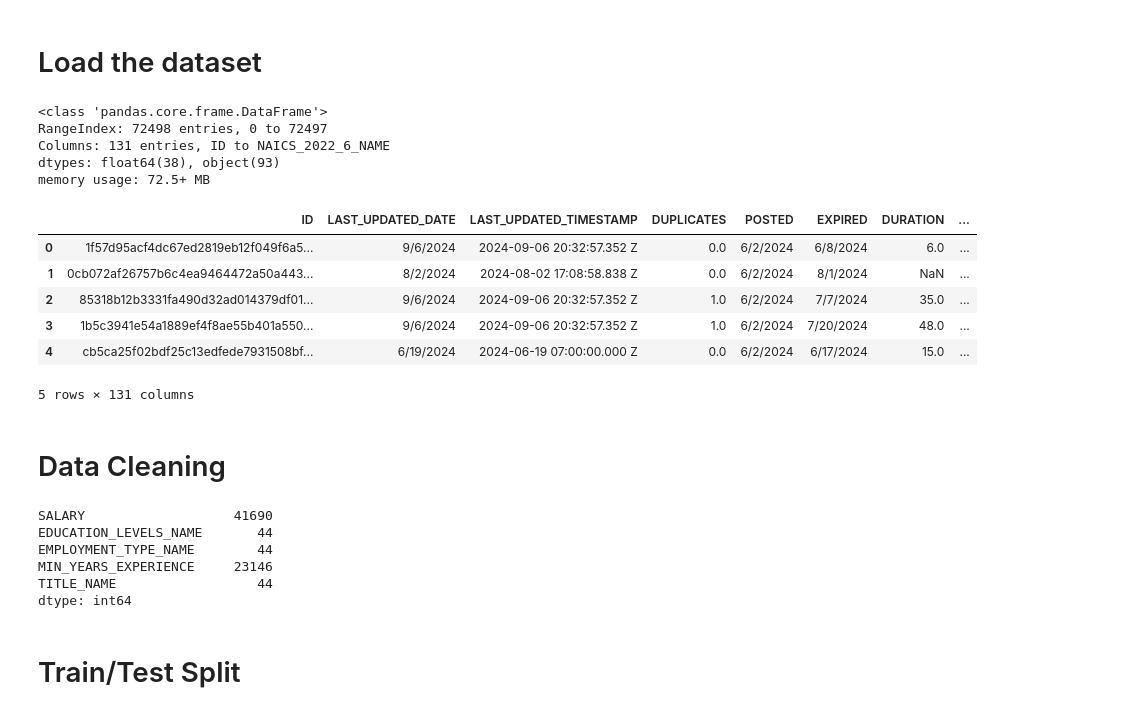
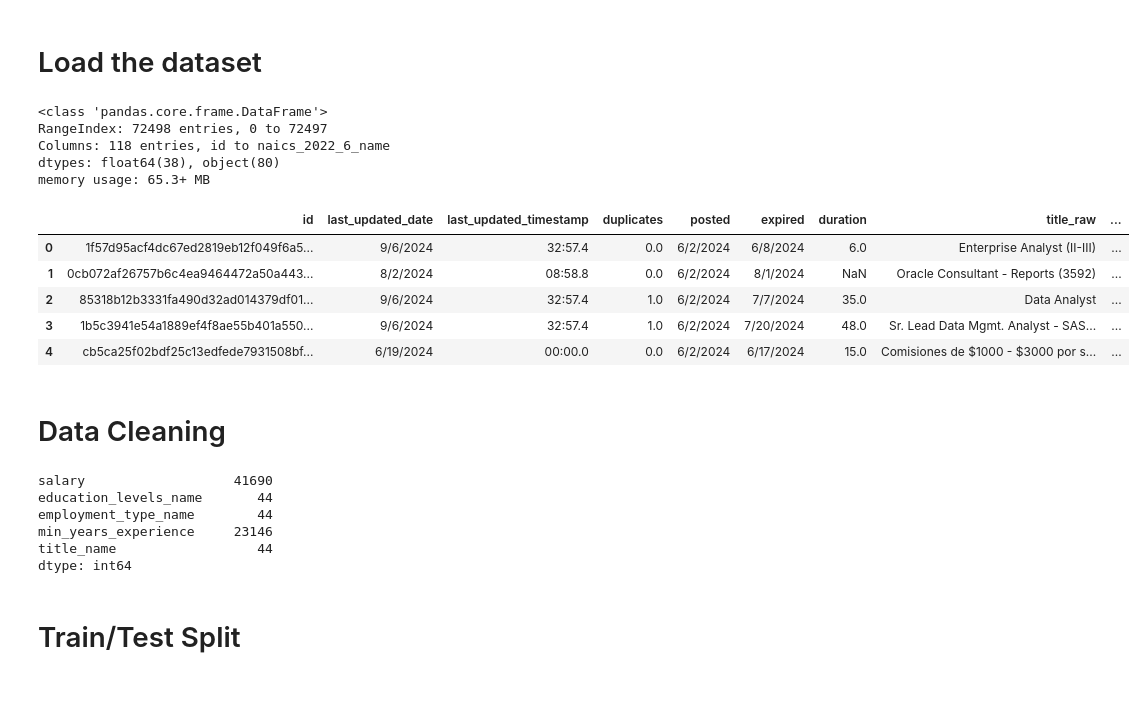
Before and after one commit to CassieLu0/AD688-employability-sp25A3-group2, a Jupyter notebook: multiple_regression.ipynb, the cells around one changed output. Cells and saved outputs as stored; diff of their text form; code cells hidden in the pictures.

```diff
--- a/multiple_regression.ipynb
+++ b/multiple_regression.ipynb
@@ -13,33 +13,35 @@ format: html
 # %%
 import pandas as pd
 
+pd.set_option('display.max_columns', None)
+
 df = pd.read_csv("lightcast_job_postings.csv")
+
 
 # Show the first few rows
 df.info()
 df.head()
 # %% [output]
 <class 'pandas.core.frame.DataFrame'>
 RangeIndex: 72498 entries, 0 to 72497
-Columns: 131 entries, ID to NAICS_2022_6_NAME
-dtypes: float64(38), object(93)
-memory usage: 72.5+ MB
+Columns: 118 entries, id to naics_2022_6_name
+dtypes: float64(38), object(80)
+memory usage: 65.3+ MB
-|  | ID | LAST_UPDATED_DATE | LAST_UPDATED_TIMESTAMP | DUPLICATES | POSTED | EXPIRED | DURATION | ... |
-| 0 | 1f57d95acf4dc67ed2819eb12f049f6a5... | 9/6/2024 | 2024-09-06 20:32:57.352 Z | 0.0 | 6/2/2024 | 6/8/2024 | 6.0 | ... |
-| 1 | 0cb072af26757b6c4ea9464472a50a443... | 8/2/2024 | 2024-08-02 17:08:58.838 Z | 0.0 | 6/2/2024 | 8/1/2024 | NaN | ... |
-| 2 | 85318b12b3331fa490d32ad014379df01... | 9/6/2024 | 2024-09-06 20:32:57.352 Z | 1.0 | 6/2/2024 | 7/7/2024 | 35.0 | ... |
-| 3 | 1b5c3941e54a1889ef4f8ae55b401a550... | 9/6/2024 | 2024-09-06 20:32:57.352 Z | 1.0 | 6/2/2024 | 7/20/2024 | 48.0 | ... |
-| 4 | cb5ca25f02bdf25c13edfede7931508bf... | 6/19/2024 | 2024-06-19 07:00:00.000 Z | 0.0 | 6/2/2024 | 6/17/2024 | 15.0 | ... |
+|  | id | last_updated_date | last_updated_timestamp | duplicates | posted | expired | duration | title_raw | ... |
+| 0 | 1f57d95acf4dc67ed2819eb12f049f6a5... | 9/6/2024 | 32:57.4 | 0.0 | 6/2/2024 | 6/8/2024 | 6.0 | Enterprise Analyst (II-III) | ... |
+| 1 | 0cb072af26757b6c4ea9464472a50a443... | 8/2/2024 | 08:58.8 | 0.0 | 6/2/2024 | 8/1/2024 | NaN | Oracle Consultant - Reports (3592) | ... |
+| 2 | 85318b12b3331fa490d32ad014379df01... | 9/6/2024 | 32:57.4 | 1.0 | 6/2/2024 | 7/7/2024 | 35.0 | Data Analyst | ... |
+| 3 | 1b5c3941e54a1889ef4f8ae55b401a550... | 9/6/2024 | 32:57.4 | 1.0 | 6/2/2024 | 7/20/2024 | 48.0 | Sr. Lead Data Mgmt. Analyst - SAS... | ... |
+| 4 | cb5ca25f02bdf25c13edfede7931508bf... | 6/19/2024 | 00:00.0 | 0.0 | 6/2/2024 | 6/17/2024 | 15.0 | Comisiones de $1000 - $3000 por s... | ... |
-5 rows × 131 columns
 # %% [markdown]
 # Data Cleaning
-# %%
-df[["SALARY", "EDUCATION_LEVELS_NAME", "EMPLOYMENT_TYPE_NAME", "MIN_YEARS_EXPERIENCE", "TITLE_NAME"]].isnull().sum()
-# %% [output]
-SALARY                   41690
-EDUCATION_LEVELS_NAME       44
-EMPLOYMENT_TYPE_NAME        44
-MIN_YEARS_EXPERIENCE     23146
-TITLE_NAME                  44
-dtype: int64
+# %%
+df[["salary", "education_levels_name", "employment_type_name", "min_years_experience", "title_name"]].isnull().sum()
+# %% [output]
+salary                   41690
+education_levels_name       44
+employment_type_name        44
+min_years_experience     23146
+title_name                  44
+dtype: int64
 # %%
```
Also changed, not shown: parts of 10 cells of this notebook, 3 other files.
